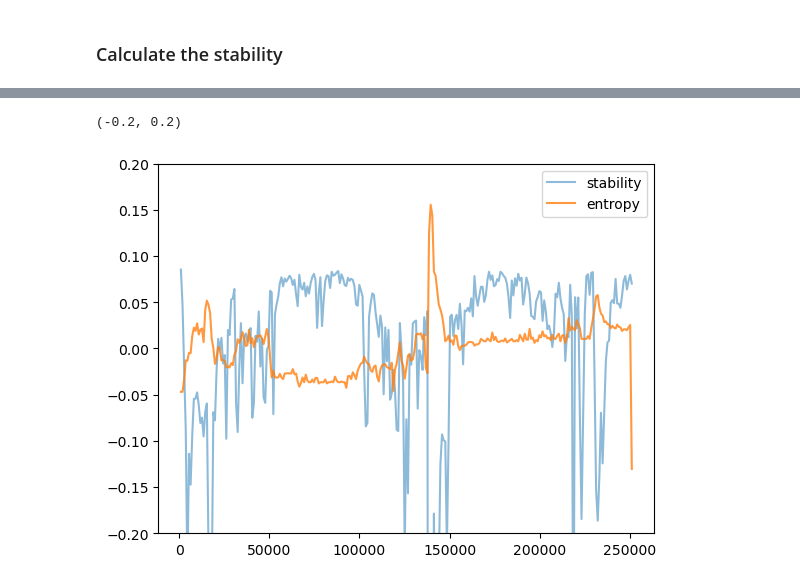
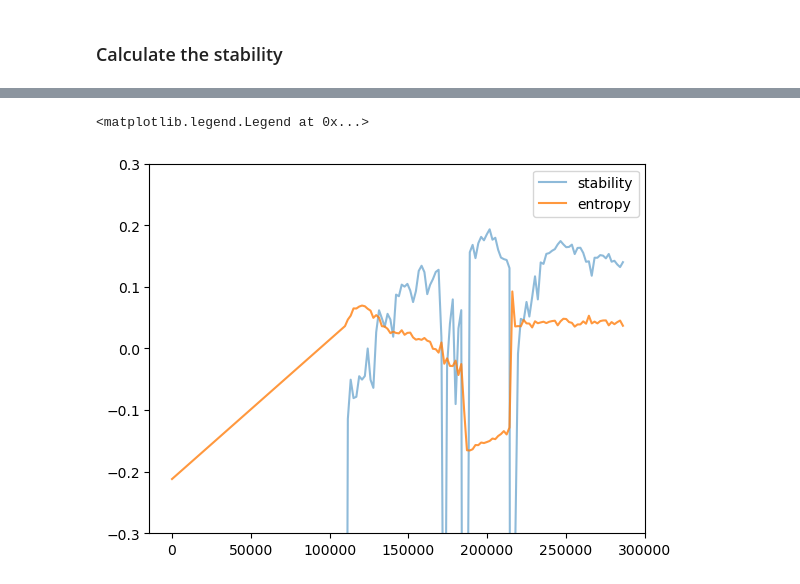
Before and after one commit to AnnieStephenson/r-place-emergence, a Jupyter notebook: tutorial.ipynb, the cells around one changed output, grey strips where cells are left out. Cells and saved outputs as stored; diff of their text form; code cells hidden in the pictures.

```diff
--- a/tutorial.ipynb
+++ b/tutorial.ipynb
@@ -57,11 +54,11 @@ The CanvasPart class is a superclass with subclasses CanvasComposition and Canva
 
 To define a CanvasComposition object, you must supply the atlas composition id index and the pixel change data loaded from the npz file. The constructor then finds and sets the border path, the x and y coordinates inside the border, and the pixel changes within the border of the composition.
 # %%
-canvas_comp = rp.CanvasComposition(atlas_id_index)
+canvas_comp = rp.CanvasPart(True, id = atlas_id_index)
 data_path=os.path.join(os.getcwd(),'data')
 atlas_path = os.path.join(data_path,'atlas.json')
 composition_classification_file = open(atlas_path)
 atlas = json.load(composition_classification_file)
 
-rp.check_time('rp.CanvasComposition(atlas_id_index, pixel_changes_all=pixel_changes_all, atlas=atlas)')
+rp.check_time('rp.CanvasPart(True, id=atlas_id_index, pixel_changes_all=pixel_changes_all, atlas=atlas)')
 # %% [output]
@@ -144,17 +148,16 @@ Now, we can start to examine how the two CanvasPart objects change over time.
 Lets' choose a time step interval of 900 seconds (15 minutes), and a total time
 of 20 hours (20*3600 seconds).
 # %%
-time_interval= 5*60 #seconds
-time_end = 62*3600 #seconds
-time_start = 50*3600
-times = np.arange(time_start, time_end, time_interval)
-times[0]=0
+time_interval= 30*60 #seconds
+time_end = 80*3600 #seconds
+time_start = 30*3600
+times_comp = np.arange(time_start, time_end, time_interval)
+times_comp[0]=0
 # %% [markdown]
 First, let's plot the canvas_comp object for the specified time steps. You'll notice the plotting function returns a list of indices that allow us to quickly select the pixel change data at different time points inside the boundary. The time_inds_list_comp will come in handy for time-step calculations later on.
 # %%
 file_size_bmp, file_size_png, time_inds_list_comp = rp.save_part_over_time(canvas_comp,
-                                                                      times, #seconds
-                                                                      part_name = 'comp', # only for name of output
+                                                                      times_comp, #seconds,
                                                                       delete_bmp = True,
                                                                       delete_png = False, # keep the png files
                                                                       show_plot = True)
@@ -287,12 +292,8 @@ plt.xlim([0,5000])
 # %% [markdown]
 ### Calculate the stability
 # %%
-time_interval = 900
-time_ranges = np.arange(0, total_time, time_interval)
-
 stability_vs_time = th.stability(canvas_comp,
                                   save_images=False,
-                                  t_lims=time_ranges,
-                                  save_pickle=False,
-                                  part_name='cp'  # only for name of output
+                                  t_lims=times_comp,
+                                  save_pickle=False
                                   )
@@ -317,12 +300,11 @@ stability_vs_time = th.stability(canvas_comp,
 # %%
 plt.figure()
 entropy = file_size_png/file_size_bmp
 
-plt.plot(time_ranges[1:], 8*(stability_vs_time-np.mean(stability_vs_time)), alpha=0.5, label='stability')
-plt.plot(time, (entropy-np.mean(entropy))[2:], alpha=0.8, label='entropy')
+plt.plot(times_comp[1:], 8*(stability_vs_time-np.mean(stability_vs_time)), alpha=0.5, label='stability')
+plt.plot(times_comp, (entropy-np.mean(entropy)), alpha=0.8, label='entropy')
+plt.ylim([-.3, .3])
 plt.legend()
-
-plt.ylim([-.2, .2])
 # %% [output]
-(-0.2, 0.2)
+<matplotlib.legend.Legend at 0x...>
-[figure, old version]
+[figure, new version]
```
Also changed, not shown: parts of 20 cells of this notebook, 2 other files.
